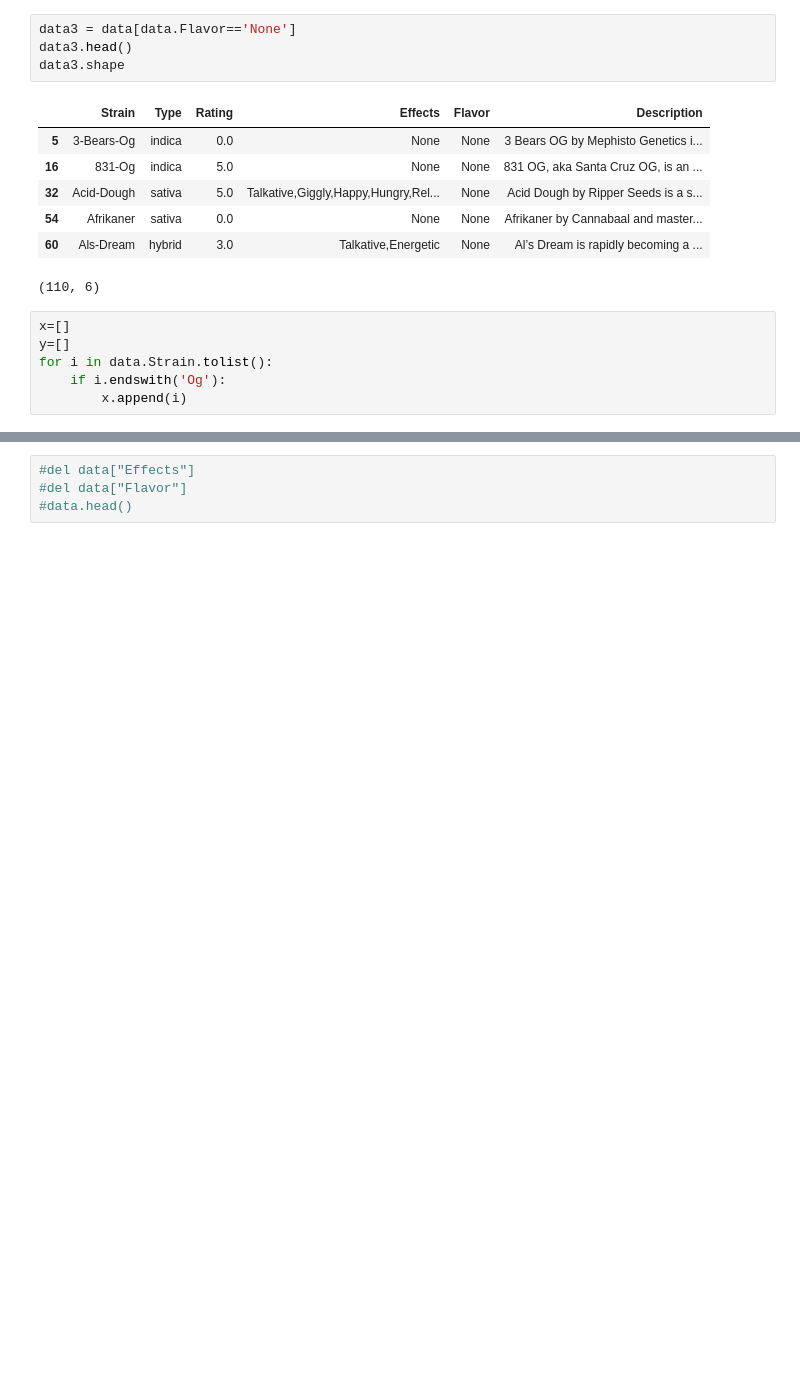
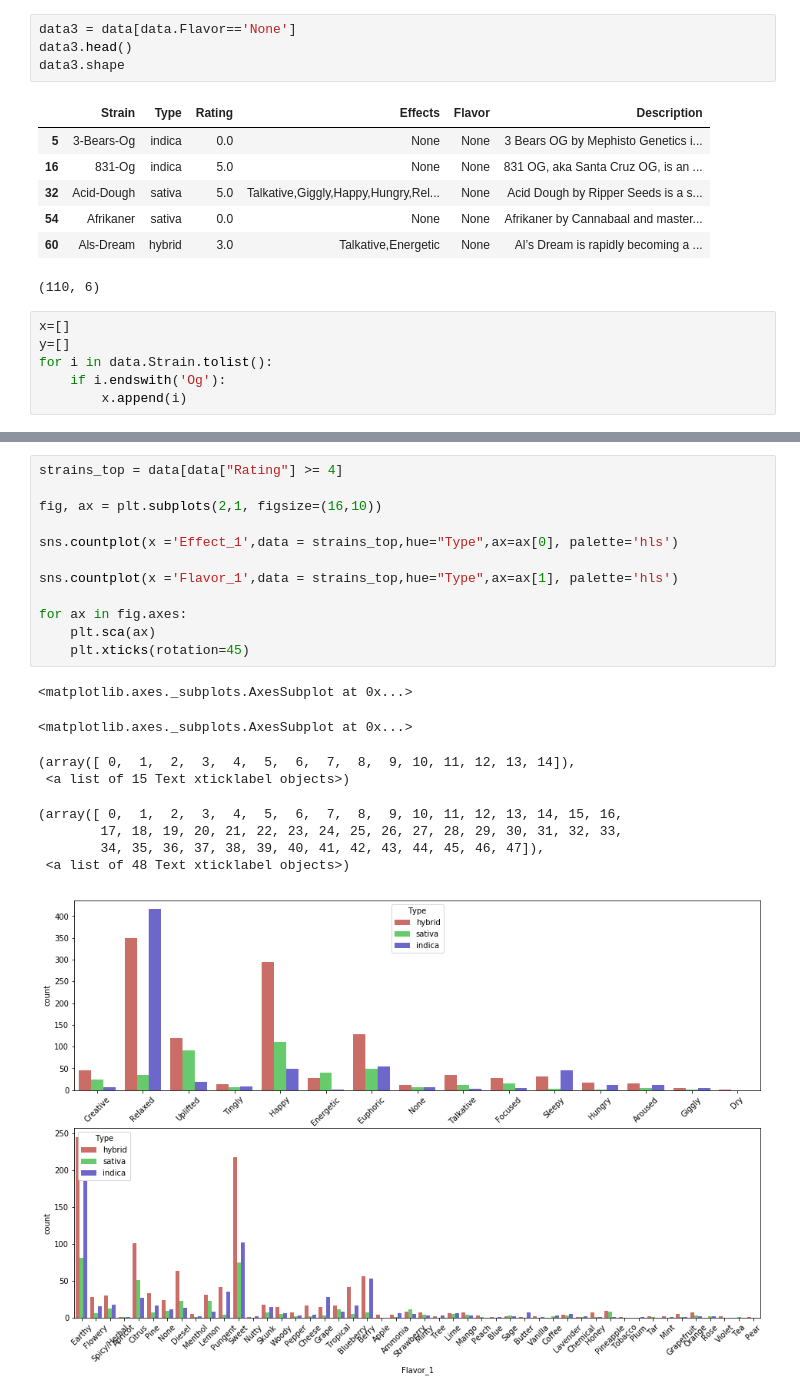
Before and after one commit to h3rc4r/project-final, a Jupyter notebook: your-project/proyecto.ipynb, the cells around one changed output, grey strips where cells are left out. Cells and saved outputs as stored; diff of their text form; blank space fills up the shorter version.

```diff
--- a/your-project/proyecto.ipynb
+++ b/your-project/proyecto.ipynb
@@ -181,7 +181,25 @@ data.head()
 | 2 | 1024 | sativa | 4.4 | Uplifted,Happy,Relaxed,Energetic,... | Spicy/Herbal,Sage,Woody | 1024 is a sativa-dominant hybrid ... | Uplifted | Happy | Relaxed | Energetic | ... |
 | 3 | 13-Dawgs | hybrid | 4.2 | Tingly,Creative,Hungry,Relaxed,Up... | Apricot,Citrus,Grapefruit | 13 Dawgs is a hybrid of G13 and C... | Tingly | Creative | Hungry | Relaxed | ... |
 | 4 | 24K-Gold | hybrid | 4.6 | Happy,Relaxed,Euphoric,Uplifted,T... | Citrus,Earthy,Orange | Also known as Kosher Tangie, 24k ... | Happy | Relaxed | Euphoric | Uplifted | ... |
-# %%
-#del data["Effects"]
-#del data["Flavor"]
-#data.head()
+# %%
+strains_top = data[data["Rating"] >= 4]
+
+fig, ax = plt.subplots(2,1, figsize=(16,10))
+
+sns.countplot(x ='Effect_1',data = strains_top,hue="Type",ax=ax[0], palette='hls')
+
+sns.countplot(x ='Flavor_1',data = strains_top,hue="Type",ax=ax[1], palette='hls')
+
+for ax in fig.axes:
+    plt.sca(ax)
+    plt.xticks(rotation=45)
+# %% [output]
+<matplotlib.axes._subplots.AxesSubplot at 0x...>
+<matplotlib.axes._subplots.AxesSubplot at 0x...>
+(array([ 0,  1,  2,  3,  4,  5,  6,  7,  8,  9, 10, 11, 12, 13, 14]),
+ <a list of 15 Text xticklabel objects>)
+(array([ 0,  1,  2,  3,  4,  5,  6,  7,  8,  9, 10, 11, 12, 13, 14, 15, 16,
+        17, 18, 19, 20, 21, 22, 23, 24, 25, 26, 27, 28, 29, 30, 31, 32, 33,
+        34, 35, 36, 37, 38, 39, 40, 41, 42, 43, 44, 45, 46, 47]),
+ <a list of 48 Text xticklabel objects>)
+[figure, added]
```
Also changed, not shown: parts of 11 cells of this notebook, 7 other files.
